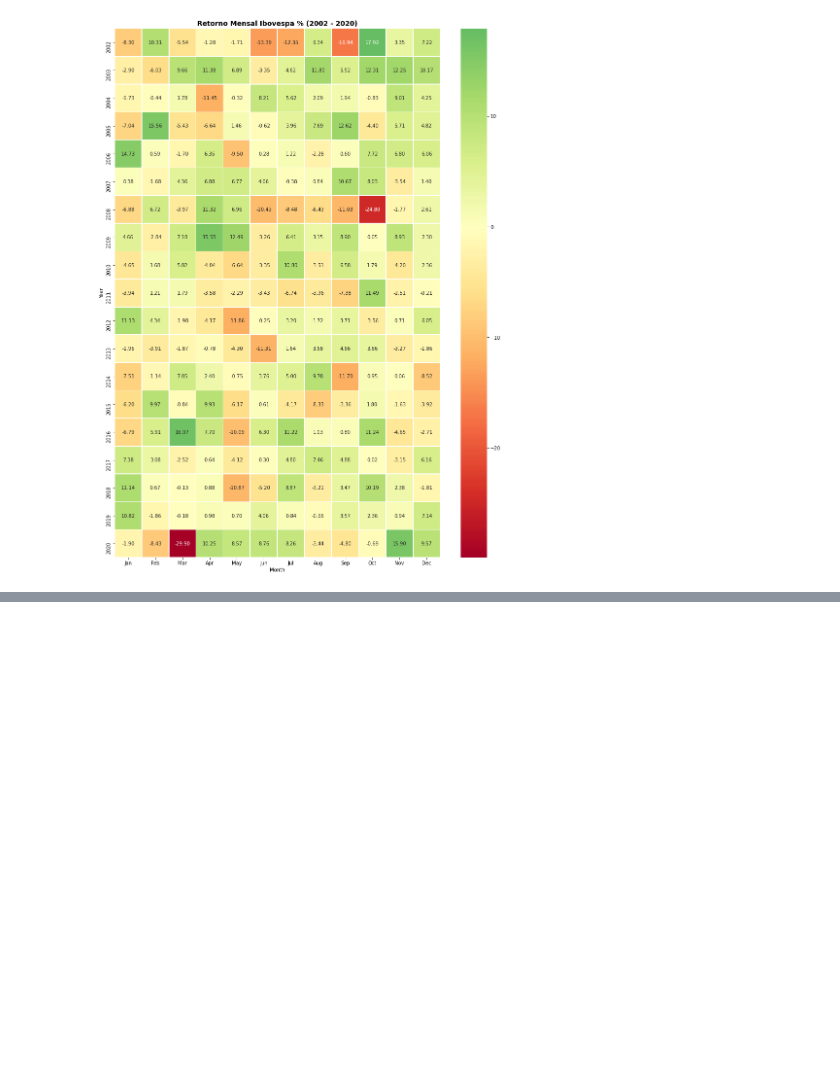
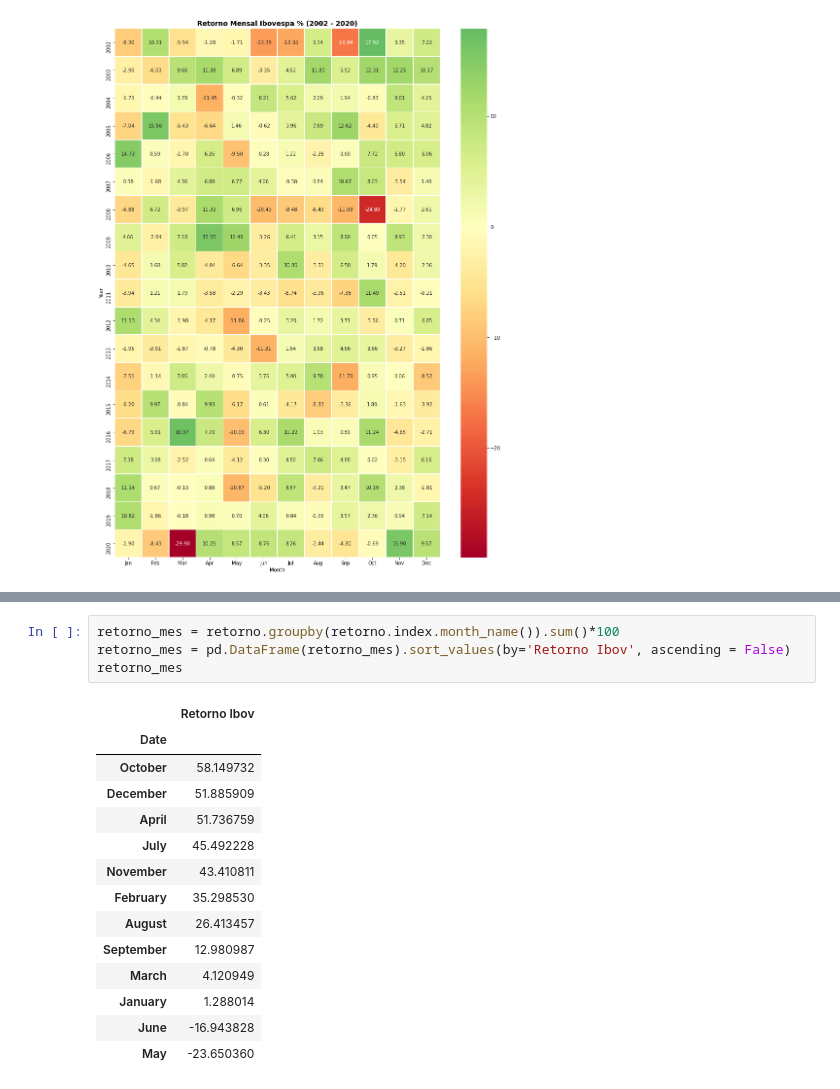
Before and after one commit to vhppacheco/Analise-Ibovespa, a Jupyter notebook: Série_Histórica_Ibovespa_Retornos.ipynb, the cells around one changed output, grey strips where cells are left out. Cells and saved outputs as stored; diff of their text form; blank space fills up the shorter version.

```diff
--- a/Série_Histórica_Ibovespa_Retornos.ipynb
+++ b/Série_Histórica_Ibovespa_Retornos.ipynb
@@ -125,0 +148,19 @@ mrh.plot(retorno,figsize= (15,20), title = 'Retorno Mensal Ibovespa % (2002 - 20
+# %%
+retorno_mes = retorno.groupby(retorno.index.month_name()).sum()*100
+retorno_mes = pd.DataFrame(retorno_mes).sort_values(by='Retorno Ibov', ascending = False)
+retorno_mes
+# %% [output]
+|  | Retorno Ibov |
+| Date |  |
+| October | 58.149732 |
+| December | 51.885909 |
+| April | 51.736759 |
+| July | 45.492228 |
+| November | 43.410811 |
+| February | 35.298530 |
+| August | 26.413457 |
+| September | 12.980987 |
+| March | 4.120949 |
+| January | 1.288014 |
+| June | -16.943828 |
+| May | -23.650360 |
```
Also changed, not shown: parts of 9 cells of this notebook.
